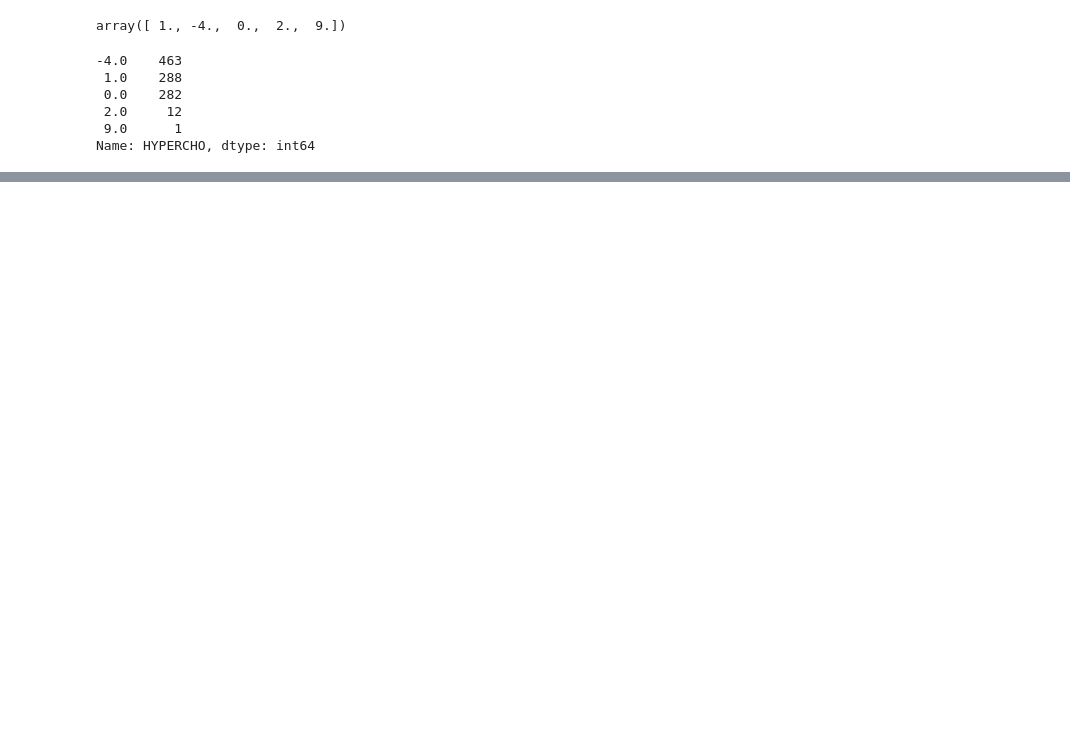
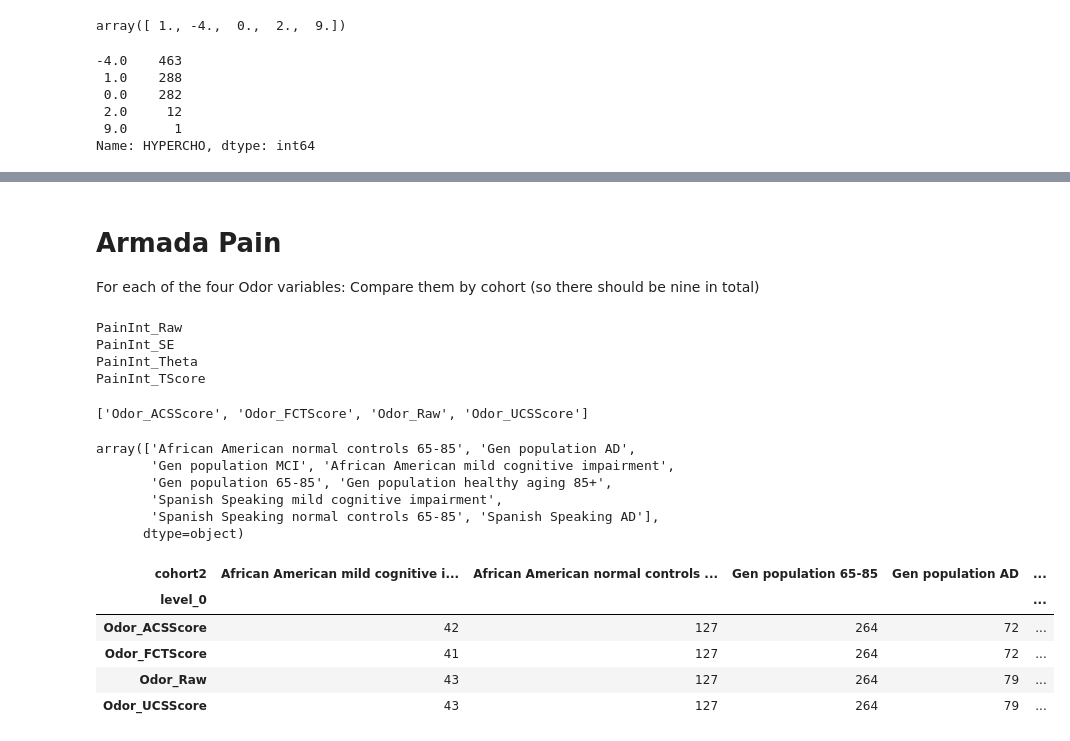
Before and after one commit to tianchu-shu/NWMSS, a Jupyter notebook: ARMADA_Baseline.ipynb, the cells around one changed output, grey strips where cells are left out. Saved outputs shown, nothing was run; the diff lists cells and outputs as text; code cells hidden in the pictures; blank space fills up the shorter version.

```diff
--- a/ARMADA_Baseline.ipynb
+++ b/ARMADA_Baseline.ipynb
@@ -635,0 +296,39 @@ def plot_roc(X,y, t):
+# %% [markdown]
+# Armada Pain
+For each of the four Odor variables:
+Compare them by cohort (so there should be nine in total)
+# %%
+Odor =[]
+for val in armada.columns:
+    if 'Odor' in val:
+        Odor.append(val)
+    if 'Pain' in val:
+        print(val)
+# %% [output]
+PainInt_Raw
+PainInt_SE
+PainInt_Theta
+PainInt_TScore
+# %%
+Odor
+# %% [output]
+['Odor_ACSScore', 'Odor_FCTScore', 'Odor_Raw', 'Odor_UCSScore']
+# %%
+armada.cohort2.unique()
+# %% [output]
+array(['African American normal controls 65-85', 'Gen population AD',
+       'Gen population MCI', 'African American mild cognitive impairment',
+       'Gen population 65-85', 'Gen population healthy aging 85+',
+       'Spanish Speaking mild cognitive impairment',
+       'Spanish Speaking normal controls 65-85', 'Spanish Speaking AD'],
+      dtype=object)
+# %%
+odor = armada.groupby('cohort2')[Odor].count().unstack().reset_index().pivot(index='level_0', columns='cohort2', values=0)
+odor
+# %% [output]
+| cohort2 | African American mild cognitive i... | African American normal controls ... | Gen population 65-85 | Gen population AD | ... |
+| level_0 |  |  |  |  | ... |
+| Odor_ACSScore | 42 | 127 | 264 | 72 | ... |
+| Odor_FCTScore | 41 | 127 | 264 | 72 | ... |
+| Odor_Raw | 43 | 127 | 264 | 79 | ... |
+| Odor_UCSScore | 43 | 127 | 264 | 79 | ... |
```
Also changed, not shown: parts of 45 cells of this notebook.
